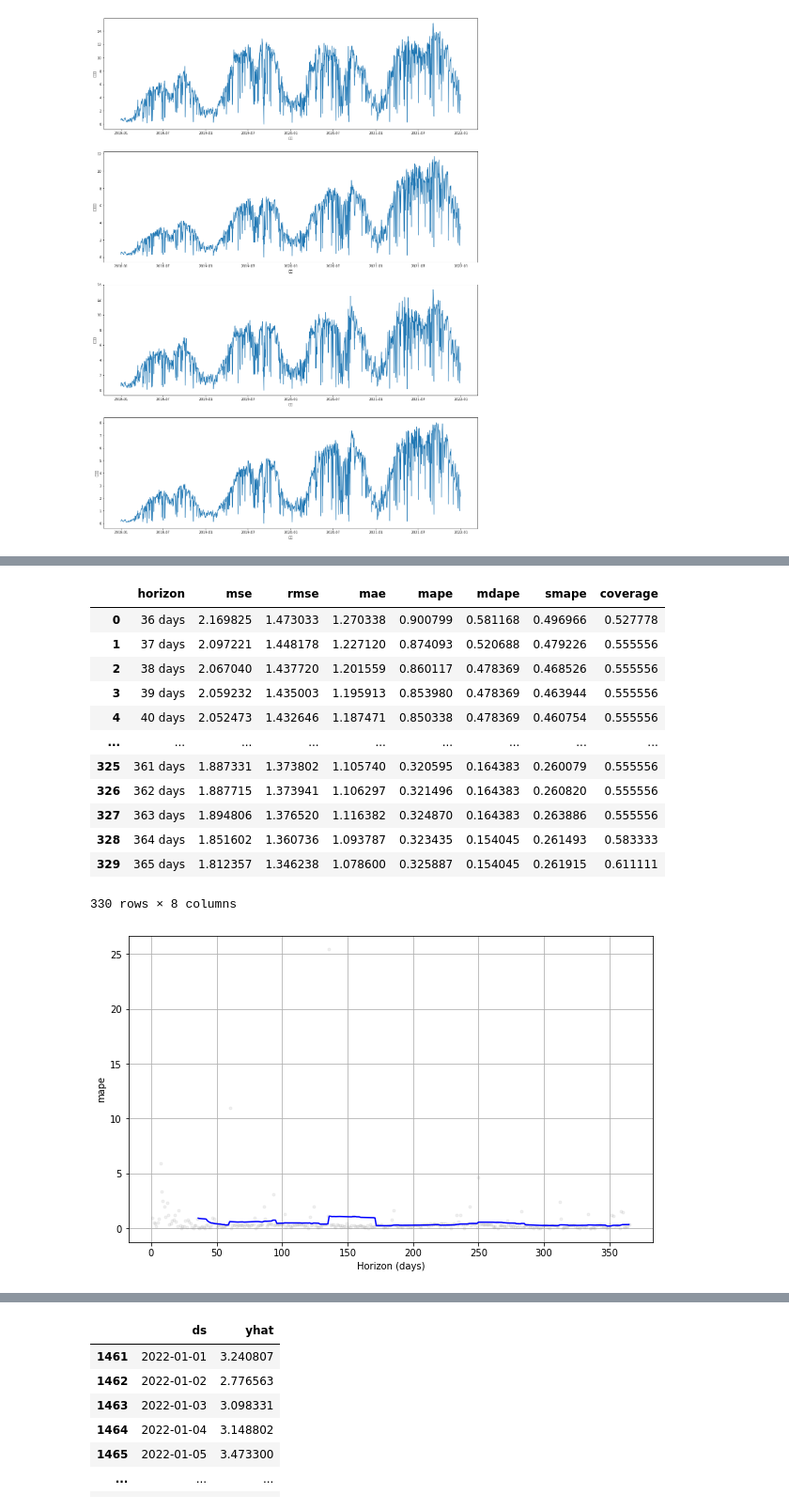
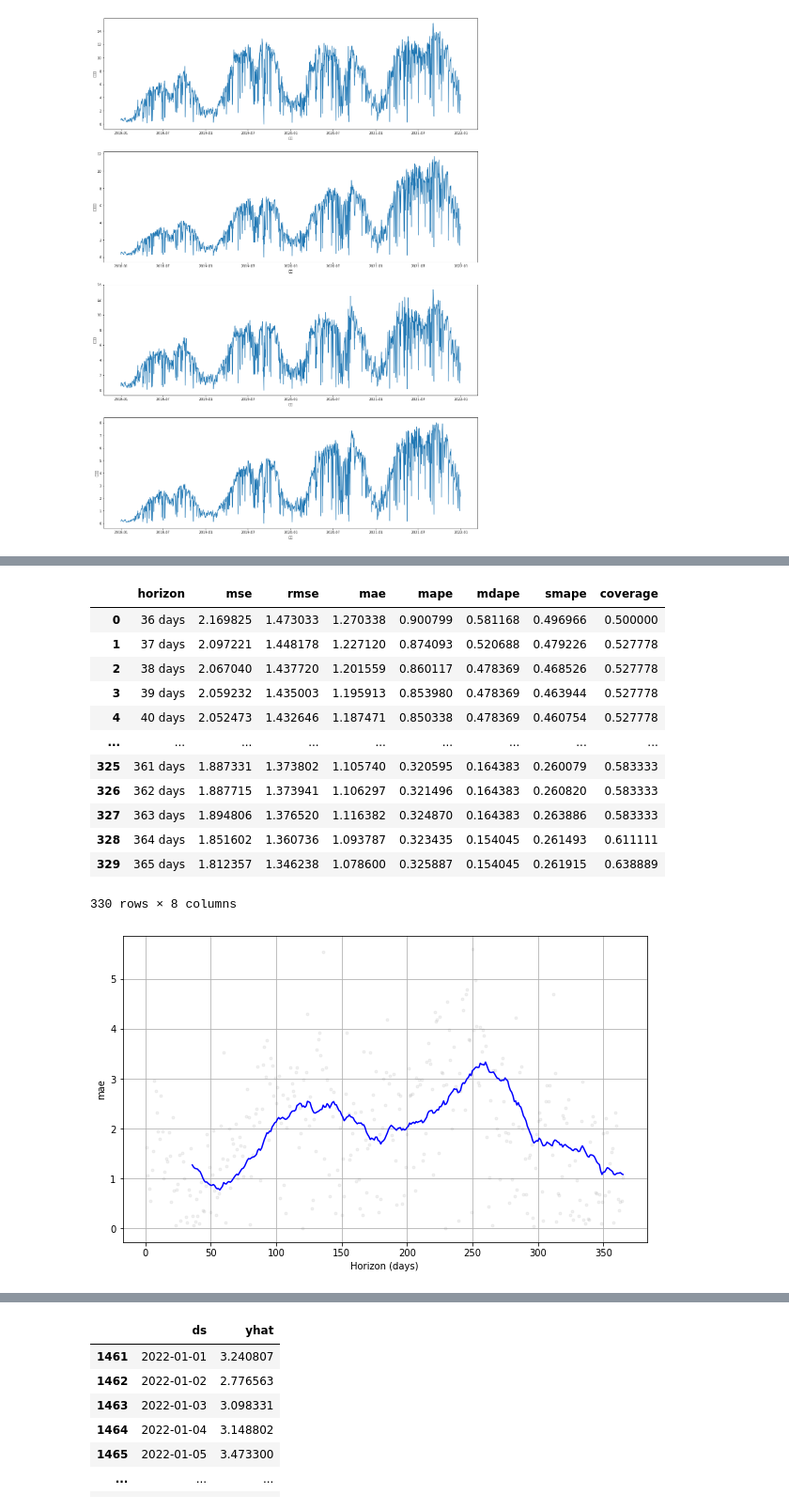
Before and after one commit to jjooki/TIL, a Jupyter notebook: bike.ipynb, the cells around one changed output, grey strips where cells are left out. Shown at 94% size. Saved outputs shown, nothing was run; the diff lists cells and outputs as text; code cells hidden in the pictures.

Commit message:
cross-validation & hyper-parameter tuning process modulization

```diff
--- a/bike.ipynb
+++ b/bike.ipynb
@@ -46,7 +99,7 @@ df['ds'] = train['일시']
 df['y'] = train['동대문구']
 model.fit(df)
 
-df_cv = cross_validation(model, horizon = '365 days')
+df_cv = cross_validation(model, horizon = '365 days', parallel="processes")
 df_cv
 # %% [output]
 INFO:prophet:Disabling daily seasonality. Run prophet with daily_seasonality=True to override this.
@@ -87,22 +137,22 @@ df_p = performance_metrics(df_cv)
 df_p
 # %% [output]
 |  | horizon | mse | rmse | mae | mape | mdape | smape | coverage |
-| 0 | 36 days | 2.169825 | 1.473033 | 1.270338 | 0.900799 | 0.581168 | 0.496966 | 0.527778 |
-| 1 | 37 days | 2.097221 | 1.448178 | 1.227120 | 0.874093 | 0.520688 | 0.479226 | 0.555556 |
-| 2 | 38 days | 2.067040 | 1.437720 | 1.201559 | 0.860117 | 0.478369 | 0.468526 | 0.555556 |
-| 3 | 39 days | 2.059232 | 1.435003 | 1.195913 | 0.853980 | 0.478369 | 0.463944 | 0.555556 |
-| 4 | 40 days | 2.052473 | 1.432646 | 1.187471 | 0.850338 | 0.478369 | 0.460754 | 0.555556 |
+| 0 | 36 days | 2.169825 | 1.473033 | 1.270338 | 0.900799 | 0.581168 | 0.496966 | 0.500000 |
+| 1 | 37 days | 2.097221 | 1.448178 | 1.227120 | 0.874093 | 0.520688 | 0.479226 | 0.527778 |
+| 2 | 38 days | 2.067040 | 1.437720 | 1.201559 | 0.860117 | 0.478369 | 0.468526 | 0.527778 |
+| 3 | 39 days | 2.059232 | 1.435003 | 1.195913 | 0.853980 | 0.478369 | 0.463944 | 0.527778 |
+| 4 | 40 days | 2.052473 | 1.432646 | 1.187471 | 0.850338 | 0.478369 | 0.460754 | 0.527778 |
 | ... | ... | ... | ... | ... | ... | ... | ... | ... |
-| 325 | 361 days | 1.887331 | 1.373802 | 1.105740 | 0.320595 | 0.164383 | 0.260079 | 0.555556 |
-| 326 | 362 days | 1.887715 | 1.373941 | 1.106297 | 0.321496 | 0.164383 | 0.260820 | 0.555556 |
-| 327 | 363 days | 1.894806 | 1.376520 | 1.116382 | 0.324870 | 0.164383 | 0.263886 | 0.555556 |
-| 328 | 364 days | 1.851602 | 1.360736 | 1.093787 | 0.323435 | 0.154045 | 0.261493 | 0.583333 |
-| 329 | 365 days | 1.812357 | 1.346238 | 1.078600 | 0.325887 | 0.154045 | 0.261915 | 0.611111 |
+| 325 | 361 days | 1.887331 | 1.373802 | 1.105740 | 0.320595 | 0.164383 | 0.260079 | 0.583333 |
+| 326 | 362 days | 1.887715 | 1.373941 | 1.106297 | 0.321496 | 0.164383 | 0.260820 | 0.583333 |
+| 327 | 363 days | 1.894806 | 1.376520 | 1.116382 | 0.324870 | 0.164383 | 0.263886 | 0.583333 |
+| 328 | 364 days | 1.851602 | 1.360736 | 1.093787 | 0.323435 | 0.154045 | 0.261493 | 0.611111 |
+| 329 | 365 days | 1.812357 | 1.346238 | 1.078600 | 0.325887 | 0.154045 | 0.261915 | 0.638889 |
 330 rows × 8 columns
 # %%
-fig = plot_cross_validation_metric(df_cv, metric='mape')
+fig = plot_cross_validation_metric(df_cv, metric='mae')
 # %% [output]
-[figure, old version]
+[figure, new version]
 # %%
 """
 Hyper-parameter Tuning with Prophet
```
Also changed, not shown: parts of 14 cells of this notebook.
